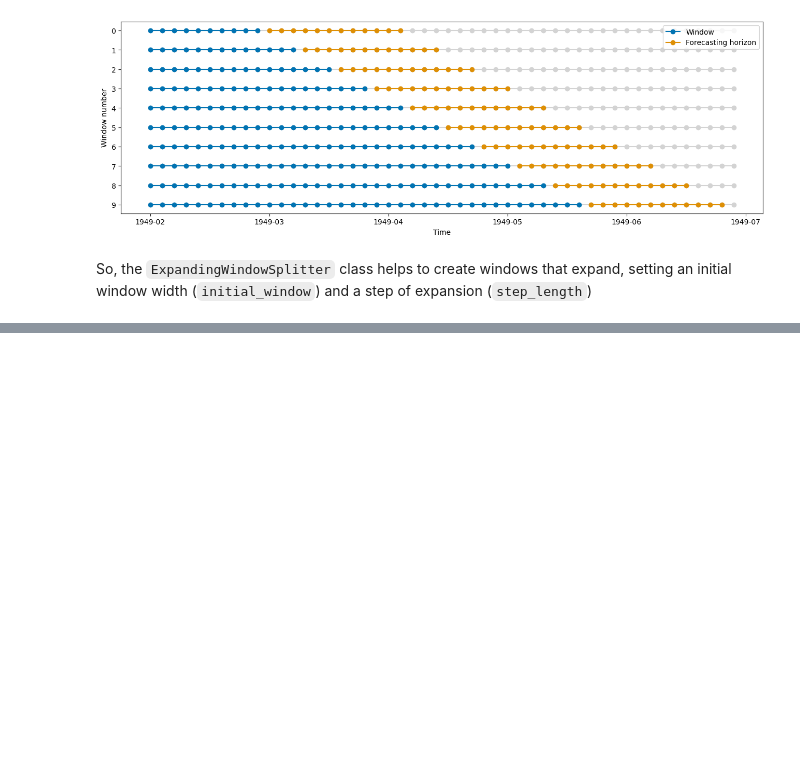
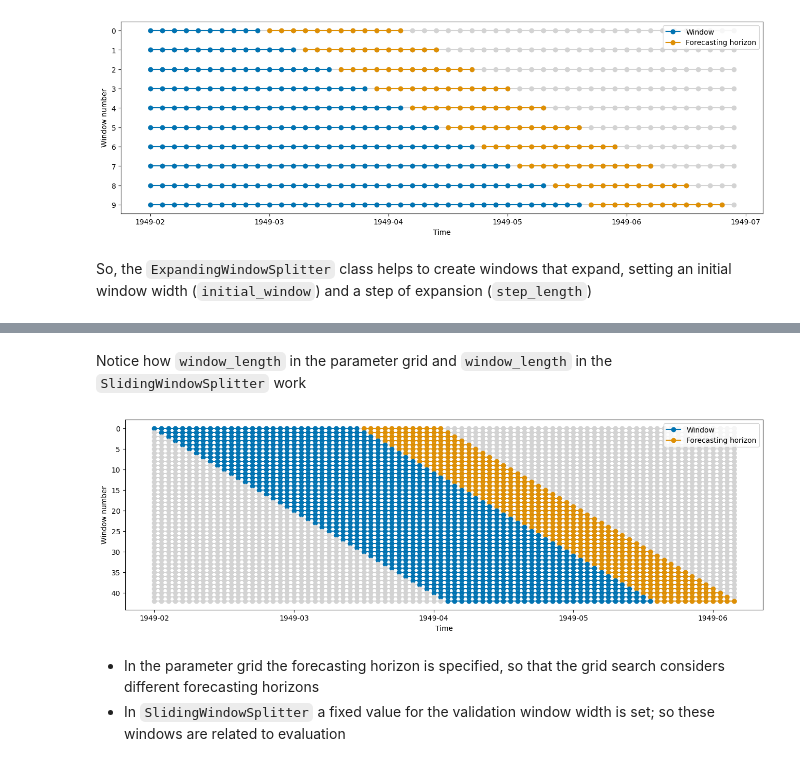
Before and after one commit to Edoch94/sktime-notes, a Jupyter notebook: 2_forecasting.ipynb, the cells around one changed output, grey strips where cells are left out. Cells and saved outputs as stored; diff of their text form; code cells hidden in the pictures; blank space fills up the shorter version.

```diff
--- a/2_forecasting.ipynb
+++ b/2_forecasting.ipynb
@@ -456,0 +440,4 @@ So, the `ExpandingWindowSplitter` class helps to create windows that expand, set
+# %%
+from sktime.datasets import load_airline
+
+y = load_airline()
@@ -456,0 +446,5 @@ So, the `ExpandingWindowSplitter` class helps to create windows that expand, set
+# %%
+from sktime.forecasting.base import ForecastingHorizon
+import numpy as np
+
+fh = ForecastingHorizon(np.arange(12) + 1)
@@ -456,0 +515,11 @@ So, the `ExpandingWindowSplitter` class helps to create windows that expand, set
+# %% [markdown]
+Notice how `window_length` in the parameter grid and `window_length` in the `SlidingWindowSplitter` work
+# %%
+from custom_utils.custom_function import plot_windows
+
+plot_windows(cv, y.iloc[:84])
+# %% [output]
+[figure, added]
+# %% [markdown]
+- In the parameter grid the forecasting horizon is specified, so that the grid search considers different forecasting horizons
+- In `SlidingWindowSplitter` a fixed value for the validation window width is set; so these windows are related to evaluation
```
Also changed, not shown: parts of 55 cells of this notebook, 1 other file.
